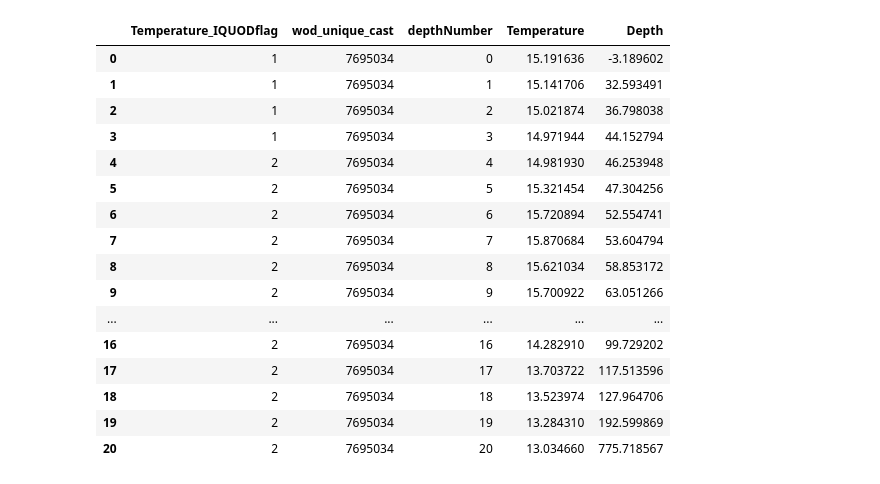
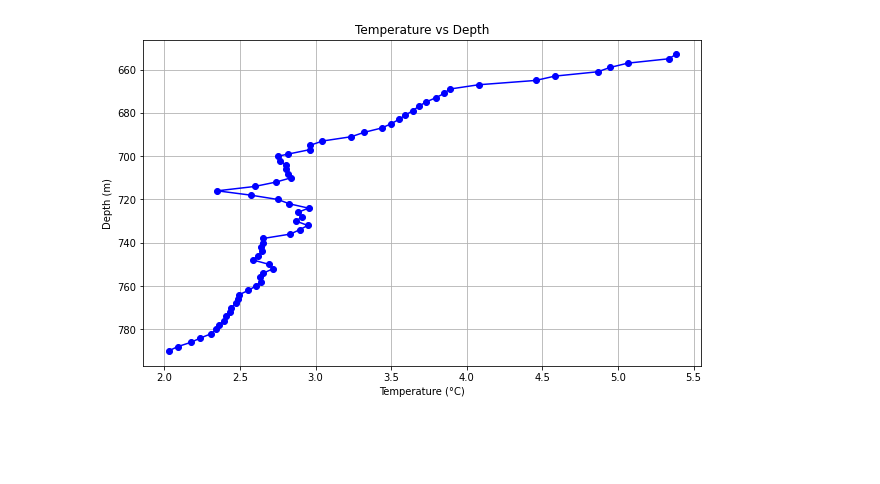
Before and after one commit to CARSv2/cars-v2, a Jupyter notebook: notebooks/IQuOD_check_flags.ipynb, the cells around one changed output. Cells and saved outputs as stored; diff of their text form; code cells hidden in the pictures; blank space fills up the shorter version.

```diff
--- a/notebooks/IQuOD_check_flags.ipynb
+++ b/notebooks/IQuOD_check_flags.ipynb
@@ -108,24 +103,12 @@ flags_df
 # %%
-# plot temperature vs depth for the first cast where the flag is 1
-cast = flags_df['wod_unique_cast'].values[0]
-cast_df = flags_df[flags_df['wod_unique_cast'] == cast]
-cast_df = cast_df[(flags_df['Temperature_IQUODflag'] >= 0) & (cast_df['Temperature_IQUODflag'] <= 4)]
-cast_df
+# plot temperature vs depth for filtered_data
+plt.figure(figsize=(10, 6))
+plt.plot(filtered_df['Temperature'].values, filtered_df['Depth'].values, marker='o', linestyle='-', color='b')
+plt.gca().invert_yaxis()  # Invert y-axis to have depth increasing downwards
+plt.title(f'Temperature vs Depth')
+plt.xlabel('Temperature (°C)')
+plt.ylabel('Depth (m)')
+plt.grid()
+plt.show()
 # %% [output]
-|  | Temperature_IQUODflag | wod_unique_cast | depthNumber | Temperature | Depth |
-| 0 | 1 | 7695034 | 0 | 15.191636 | -3.189602 |
-| 1 | 1 | 7695034 | 1 | 15.141706 | 32.593491 |
-| 2 | 1 | 7695034 | 2 | 15.021874 | 36.798038 |
-| 3 | 1 | 7695034 | 3 | 14.971944 | 44.152794 |
-| 4 | 2 | 7695034 | 4 | 14.981930 | 46.253948 |
-| 5 | 2 | 7695034 | 5 | 15.321454 | 47.304256 |
-| 6 | 2 | 7695034 | 6 | 15.720894 | 52.554741 |
-| 7 | 2 | 7695034 | 7 | 15.870684 | 53.604794 |
-| 8 | 2 | 7695034 | 8 | 15.621034 | 58.853172 |
-| 9 | 2 | 7695034 | 9 | 15.700922 | 63.051266 |
-| ... | ... | ... | ... | ... | ... |
-| 16 | 2 | 7695034 | 16 | 14.282910 | 99.729202 |
-| 17 | 2 | 7695034 | 17 | 13.703722 | 117.513596 |
-| 18 | 2 | 7695034 | 18 | 13.523974 | 127.964706 |
-| 19 | 2 | 7695034 | 19 | 13.284310 | 192.599869 |
-| 20 | 2 | 7695034 | 20 | 13.034660 | 775.718567 |
+[figure, added]
```
Also changed, not shown: parts of 18 cells of this notebook, 2 other files.
